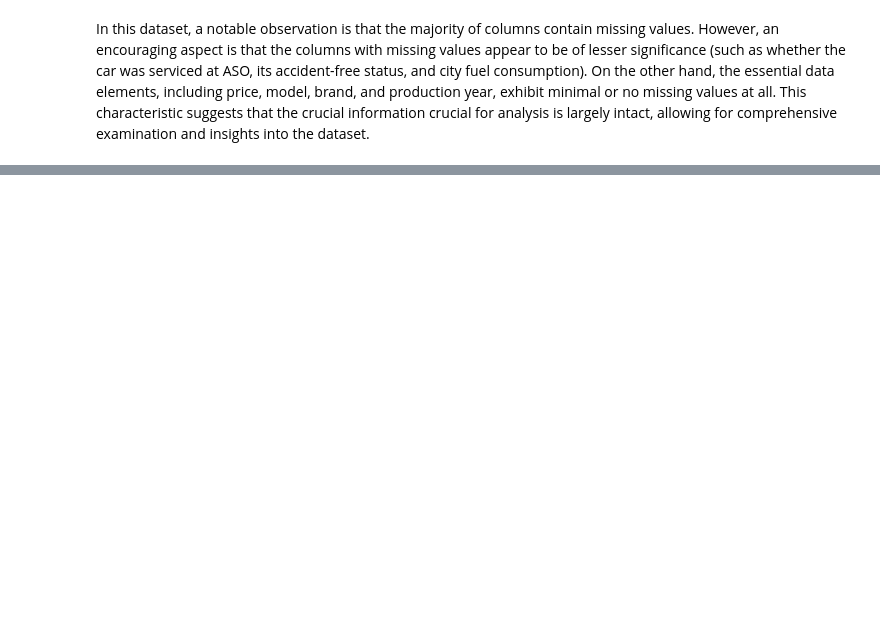
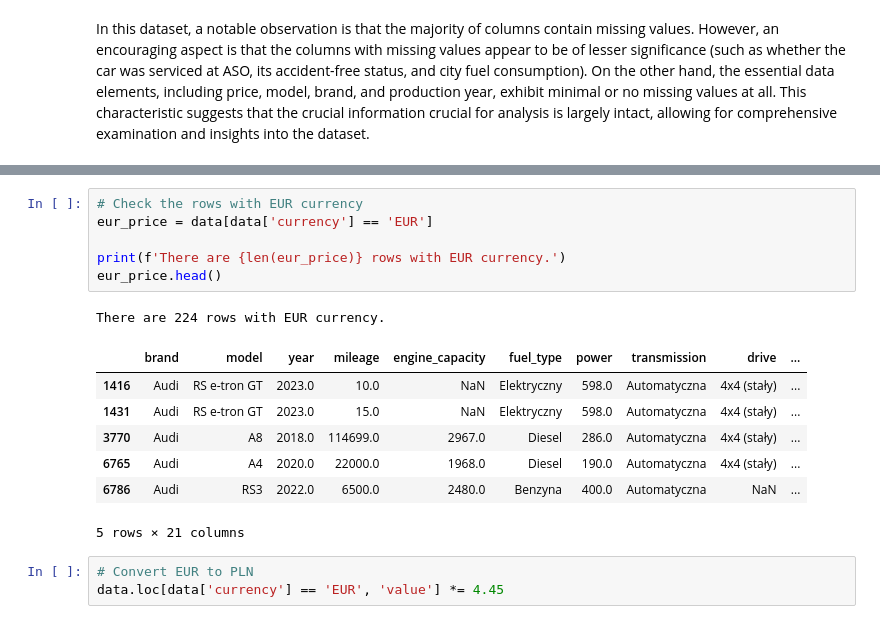
Before and after one commit to pawel-grzeszczyk/Car-Market-Analysis, a Jupyter notebook: data_cleaning.ipynb, the cells around one changed output, grey strips where cells are left out. Saved outputs shown, nothing was run; the diff lists cells and outputs as text; blank space fills up the shorter version.

```diff
--- a/data_cleaning.ipynb
+++ b/data_cleaning.ipynb
@@ -98,0 +272,18 @@ In this dataset, a notable observation is that the majority of columns contain m
+# %%
+# Check the rows with EUR currency
+eur_price = data[data['currency'] == 'EUR']
+
+print(f'There are {len(eur_price)} rows with EUR currency.')
+eur_price.head()
+# %% [output]
+There are 224 rows with EUR currency.
+|  | brand | model | year | mileage | engine_capacity | fuel_type | power | transmission | drive | ... |
+| 1416 | Audi | RS e-tron GT | 2023.0 | 10.0 | NaN | Elektryczny | 598.0 | Automatyczna | 4x4 (stały) | ... |
+| 1431 | Audi | RS e-tron GT | 2023.0 | 15.0 | NaN | Elektryczny | 598.0 | Automatyczna | 4x4 (stały) | ... |
+| 3770 | Audi | A8 | 2018.0 | 114699.0 | 2967.0 | Diesel | 286.0 | Automatyczna | 4x4 (stały) | ... |
+| 6765 | Audi | A4 | 2020.0 | 22000.0 | 1968.0 | Diesel | 190.0 | Automatyczna | 4x4 (stały) | ... |
+| 6786 | Audi | RS3 | 2022.0 | 6500.0 | 2480.0 | Benzyna | 400.0 | Automatyczna | NaN | ... |
+5 rows × 21 columns
+# %%
+# Convert EUR to PLN
+data.loc[data['currency'] == 'EUR', 'value'] *= 4.45
```
Also changed, not shown: parts of 29 cells of this notebook, 1 other file.
